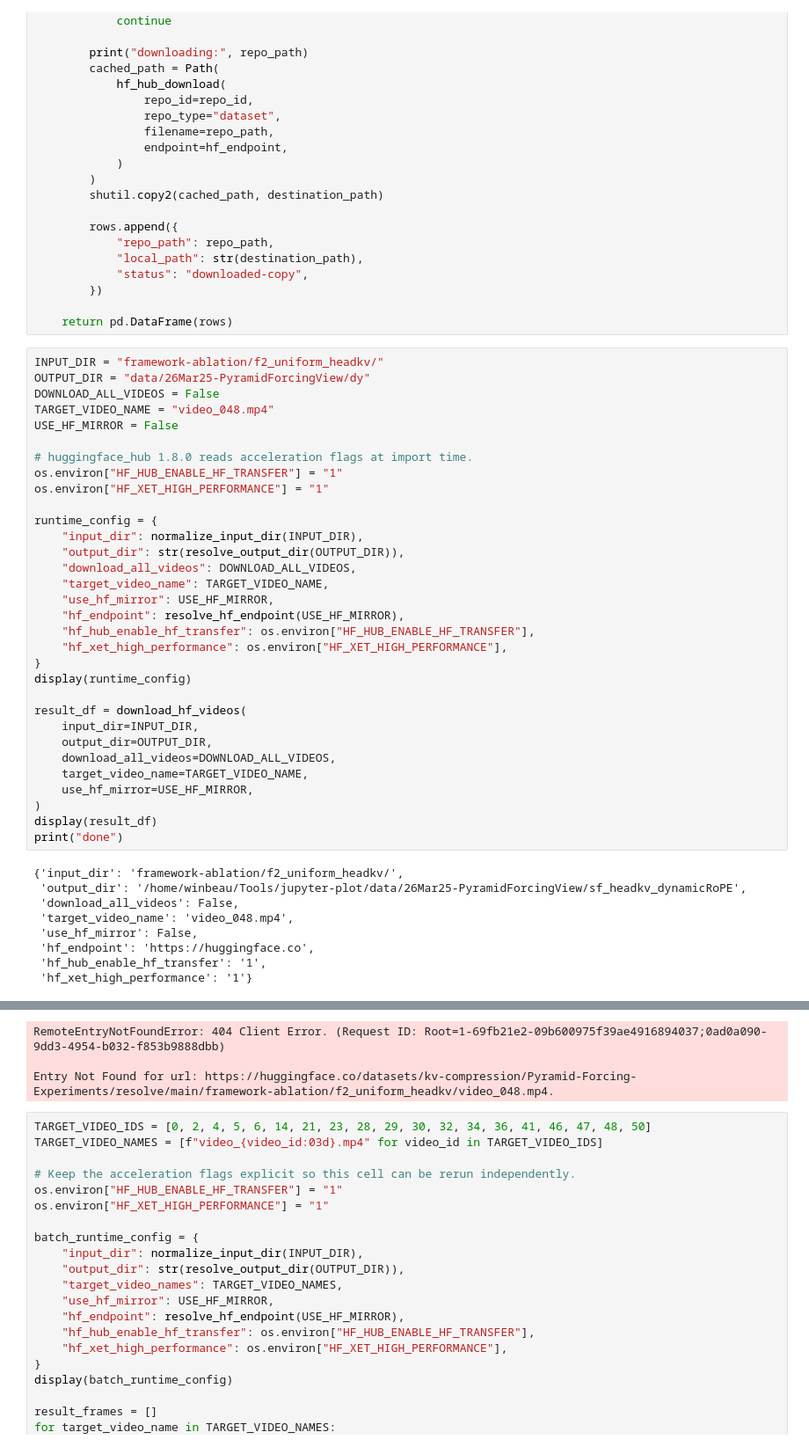
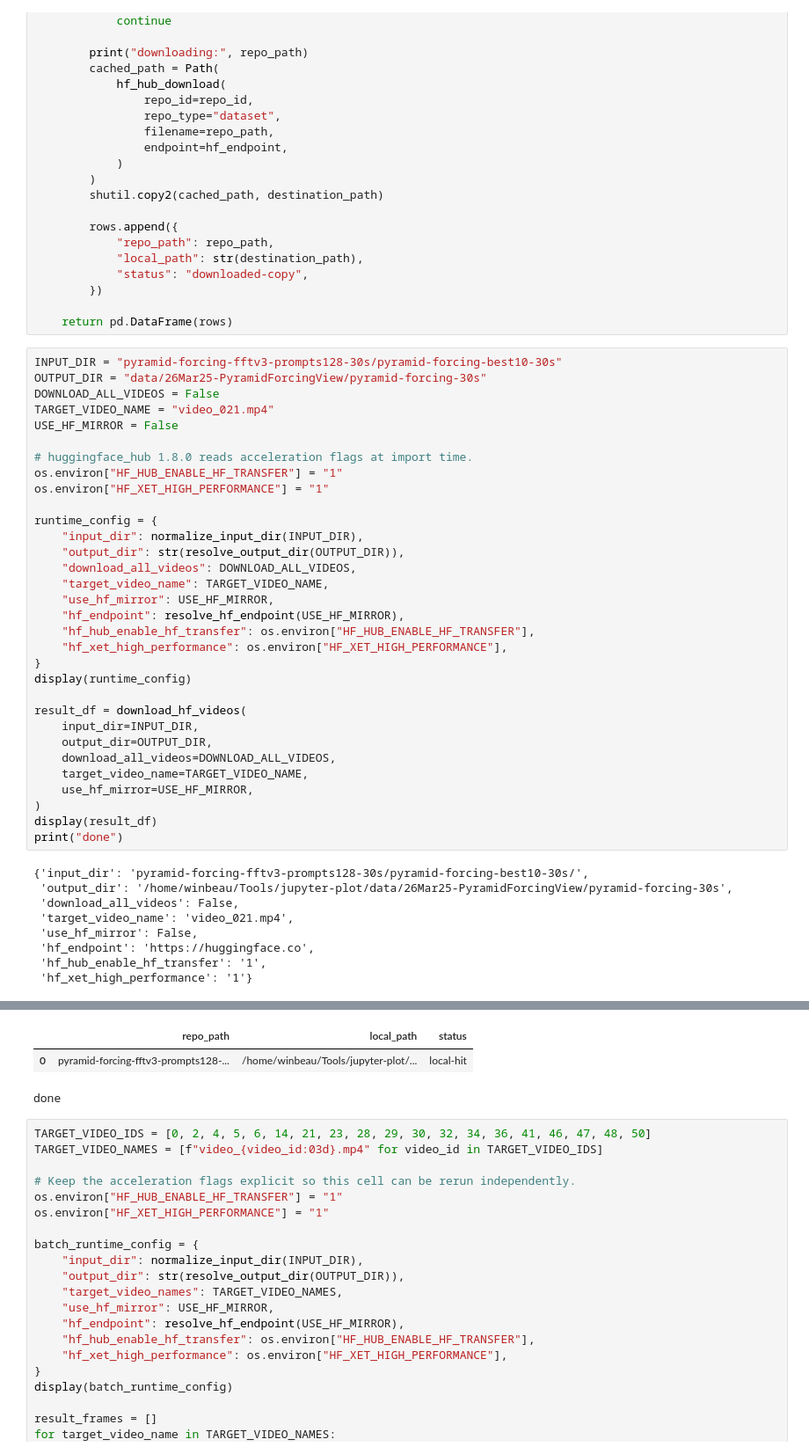
Before and after one commit to winbeau/jupyter-plot, a Jupyter notebook: notebooks/26Mar25-PyramidForcingView/hf_download_videos.ipynb, the cells around one changed output, grey strips where cells are left out. Shown at 88% size. Cells and saved outputs as stored; diff of their text form.

```diff
--- a/notebooks/26Mar25-PyramidForcingView/hf_download_videos.ipynb
+++ b/notebooks/26Mar25-PyramidForcingView/hf_download_videos.ipynb
@@ -104,10 +104,10 @@ def download_hf_videos(
 
     return pd.DataFrame(rows)
 # %%
-INPUT_DIR = "framework-ablation/f2_uniform_headkv/"
-OUTPUT_DIR = "data/26Mar25-PyramidForcingView/dy"
+INPUT_DIR = "pyramid-forcing-fftv3-prompts128-30s/pyramid-forcing-best10-30s"
+OUTPUT_DIR = "data/26Mar25-PyramidForcingView/pyramid-forcing-30s"
 DOWNLOAD_ALL_VIDEOS = False
-TARGET_VIDEO_NAME = "video_048.mp4"
+TARGET_VIDEO_NAME = "video_021.mp4"
 USE_HF_MIRROR = False
 
 # huggingface_hub 1.8.0 reads acceleration flags at import time.
@@ -136,10 +136,10 @@ result_df = download_hf_videos(
 display(result_df)
 print("done")
 # %% [output]
-{'input_dir': 'framework-ablation/f2_uniform_headkv/',
- 'output_dir': '/home/winbeau/Tools/jupyter-plot/data/26Mar25-PyramidForcingView/sf_headkv_dynamicRoPE',
+{'input_dir': 'pyramid-forcing-fftv3-prompts128-30s/pyramid-forcing-best10-30s/',
+ 'output_dir': '/home/winbeau/Tools/jupyter-plot/data/26Mar25-PyramidForcingView/pyramid-forcing-30s',
  'download_all_videos': False,
- 'target_video_name': 'video_048.mp4',
+ 'target_video_name': 'video_021.mp4',
  'use_hf_mirror': False,
  'hf_endpoint': 'https://huggingface.co',
  'hf_hub_enable_hf_transfer': '1',
@@ -149,6 +149,6 @@ downloading: framework-ablation/f2_uniform_headkv/video_048.mp4
+|  | repo_path | local_path | status |
+| 0 | pyramid-forcing-fftv3-prompts128-... | /home/winbeau/Tools/jupyter-plot/... | local-hit |
-RemoteEntryNotFoundError: 404 Client Error. (Request ID: Root=1-69fb21e2-09b600975f39ae4916894037;0ad0a090-9dd3-4954-b032-f853b9888dbb)
-
-Entry Not Found for url: https://huggingface.co/datasets/kv-compression/Pyramid-Forcing-Experiments/resolve/main/framework-ablation/f2_uniform_headkv/video_048.mp4.
+done
 # %%
 TARGET_VIDEO_IDS = [0, 2, 4, 5, 6, 14, 21, 23, 28, 29, 30, 32, 34, 36, 41, 46, 47, 48, 50]
 TARGET_VIDEO_NAMES = [f"video_{video_id:03d}.mp4" for video_id in TARGET_VIDEO_IDS]
```
Also changed, not shown: parts of 2 cells of this notebook, 50 other files.
